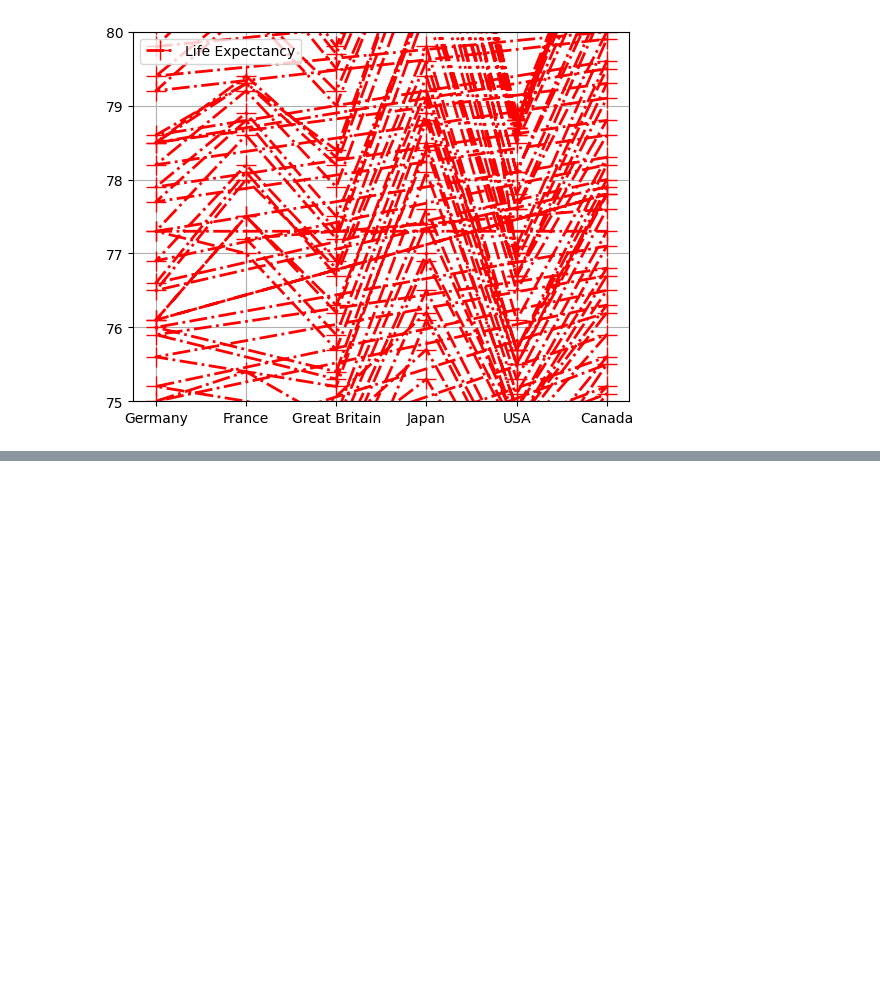
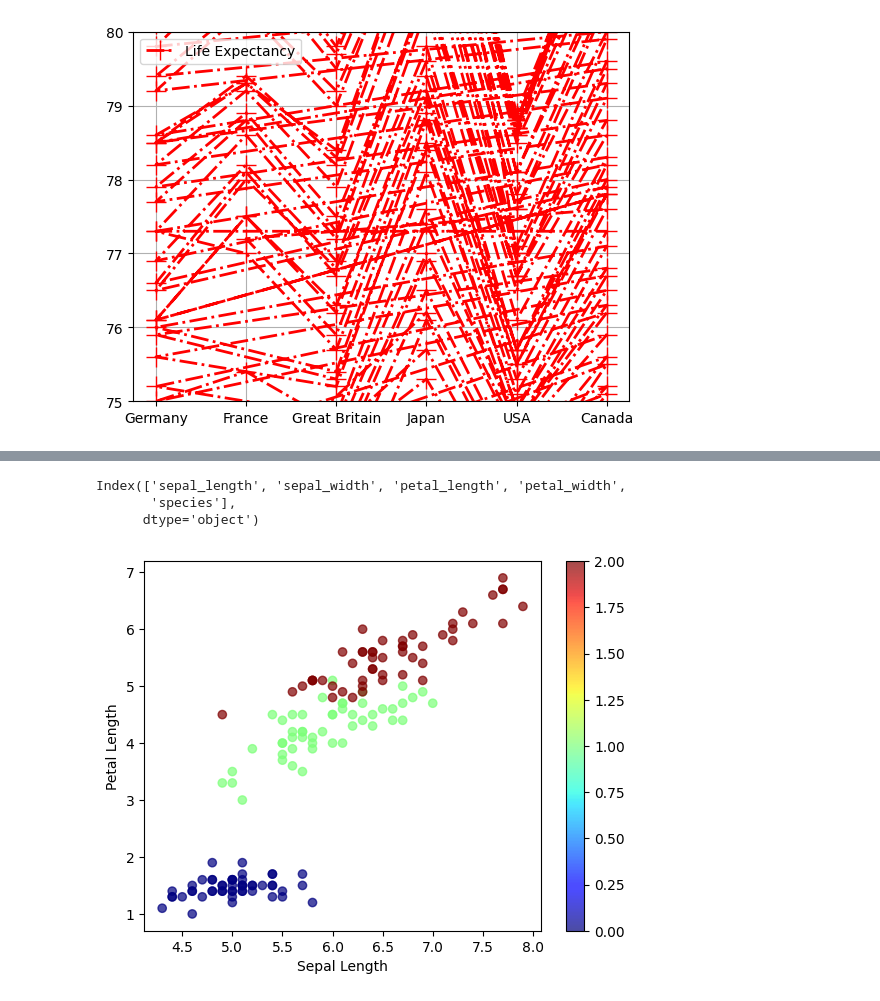
Before and after one commit to 00Bhuwan/module1-uba, a Jupyter notebook: module4/_41_matploy.ipynb, the cells around one changed output, grey strips where cells are left out. Saved outputs shown, nothing was run; the diff lists cells and outputs as text; code cells hidden in the pictures; blank space fills up the shorter version.

```diff
--- a/module4/_41_matploy.ipynb
+++ b/module4/_41_matploy.ipynb
@@ -135,0 +175,20 @@ plt.show()
+# %%
+iris = sns.load_dataset('iris')
+iris['species'] = iris['species'].map({
+    'setosa': 0,
+    'versicolor': 1,
+    'virginica': 2
+})
+iris.columns
+# %% [output]
+Index(['sepal_length', 'sepal_width', 'petal_length', 'petal_width',
+       'species'],
+      dtype='object')
+# %%
+plt.scatter(iris['sepal_length'],iris['petal_length'],c=iris['species'],cmap='jet',alpha=0.7)
+plt.xlabel('Sepal Length')
+plt.ylabel('Petal Length')
+plt.colorbar()
+plt.show()
+# %% [output]
+[figure, added]
```
Also changed, not shown: parts of 53 cells of this notebook, 1 other file.
